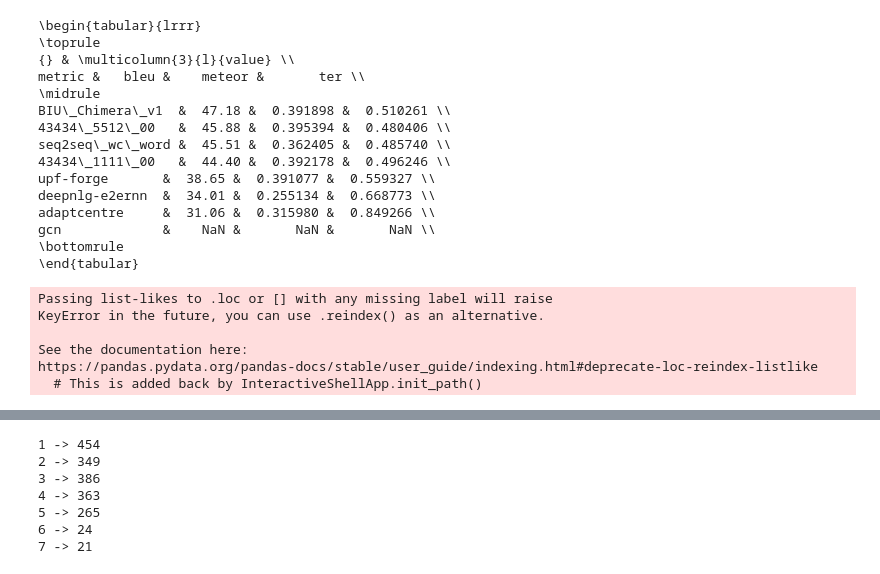
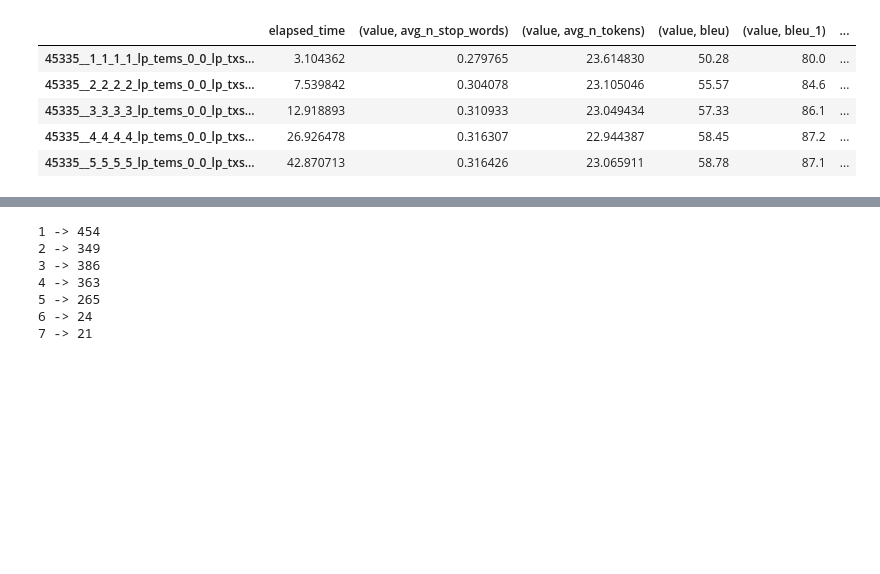
Before and after one commit to abevieiramota/masters, a Jupyter notebook: notebook/00 - Automatic evaluation.ipynb, the cells around one changed output, grey strips where cells are left out. Saved outputs shown, nothing was run; the diff lists cells and outputs as text; code cells hidden in the pictures; blank space fills up the shorter version.

```diff
--- a/notebook/00 - Automatic evaluation.ipynb
+++ b/notebook/00 - Automatic evaluation.ipynb
@@ -88,38 +92,9 @@ upf-forge       & 40.88 &   0.41 & 0.56 \\
-# %%
-latex = df.loc[(slice(None), 'all-cat', '[0, 1, 2]'), :].unstack()\
-.reset_index(level=[1, 2], drop=True)\
-[[('value', 'bleu'), ('value', 'meteor'), ('value', 'ter')]]\
-.loc[['adaptcentre',
-      'deepnlg-e2ernn',
-      '43434_5512_00',
-      '43434_1111_00',
-      'gcn',
-      'BIU_Chimera_v1',
-      'upf-forge',
-      'seq2seq_wc_word']]\
-.sort_values(('value', 'bleu'), ascending=False)\
-.to_latex()
-
-print(latex)
-# %% [output]
-\begin{tabular}{lrrr}
-\toprule
-{} & \multicolumn{3}{l}{value} \\
-metric &   bleu &    meteor &       ter \\
-\midrule
-BIU\_Chimera\_v1  &  47.18 &  0.391898 &  0.510261 \\
-43434\_5512\_00   &  45.88 &  0.395394 &  0.480406 \\
-seq2seq\_wc\_word &  45.51 &  0.362405 &  0.485740 \\
-43434\_1111\_00   &  44.40 &  0.392178 &  0.496246 \\
-upf-forge       &  38.65 &  0.391077 &  0.559327 \\
-deepnlg-e2ernn  &  34.01 &  0.255134 &  0.668773 \\
-adaptcentre     &  31.06 &  0.315980 &  0.849266 \\
-gcn             &    NaN &       NaN &       NaN \\
-\bottomrule
-\end{tabular}
-Passing list-likes to .loc or [] with any missing label will raise
-KeyError in the future, you can use .reindex() as an alternative.
-
-See the documentation here:
-https://pandas.pydata.org/pandas-docs/stable/user_guide/indexing.html#deprecate-loc-reindex-listlike
-  # This is added back by InteractiveShellApp.init_path()
+# %%
+elapsed_time_df.head()
+# %% [output]
+|  | elapsed_time | (value, avg_n_stop_words) | (value, avg_n_tokens) | (value, bleu) | (value, bleu_1) | ... |
+| 45335__1_1_1_1_lp_tems_0_0_lp_txs... | 3.104362 | 0.279765 | 23.614830 | 50.28 | 80.0 | ... |
+| 45335__2_2_2_2_lp_tems_0_0_lp_txs... | 7.539842 | 0.304078 | 23.105046 | 55.57 | 84.6 | ... |
+| 45335__3_3_3_3_lp_tems_0_0_lp_txs... | 12.918893 | 0.310933 | 23.049434 | 57.33 | 86.1 | ... |
+| 45335__4_4_4_4_lp_tems_0_0_lp_txs... | 26.926478 | 0.316307 | 22.944387 | 58.45 | 87.2 | ... |
+| 45335__5_5_5_5_lp_tems_0_0_lp_txs... | 42.870713 | 0.316426 | 23.065911 | 58.78 | 87.1 | ... |
```
Also changed, not shown: parts of 8 cells of this notebook, 1 other file.
